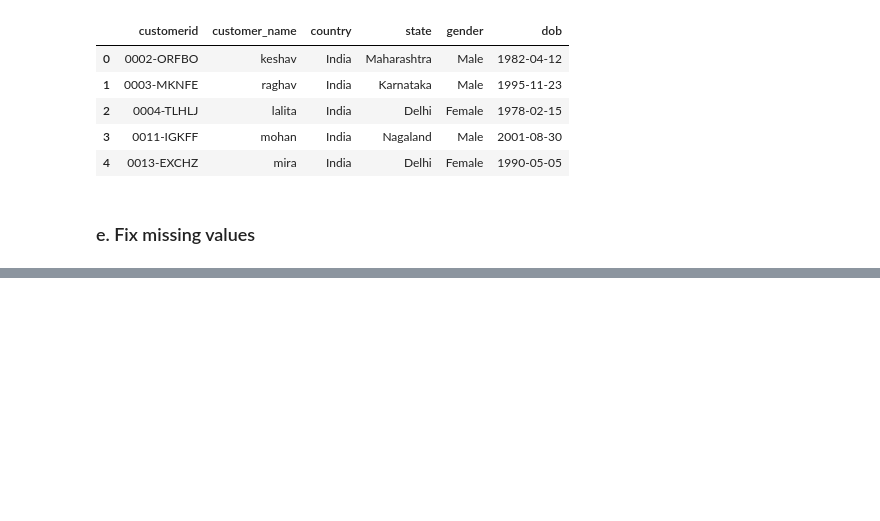
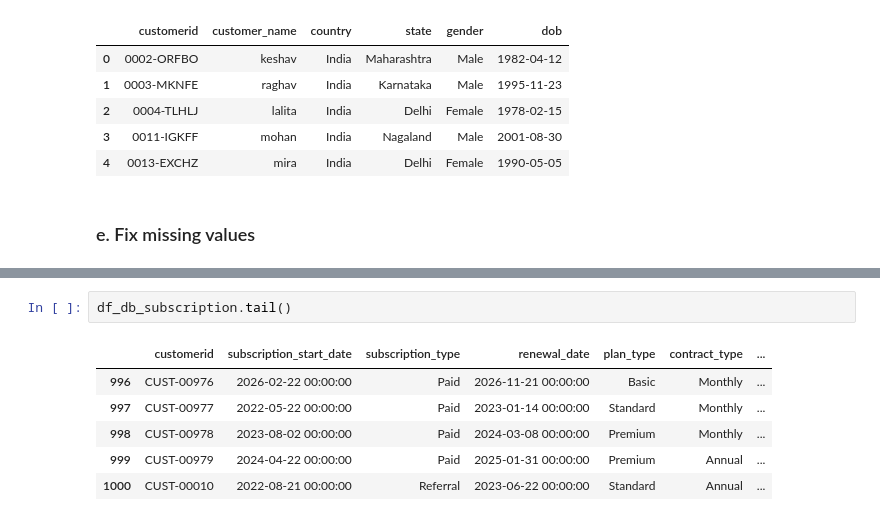
Before and after one commit to wafiabbas/Churn-analysis-project, a Jupyter notebook: overview.ipynb, the cells around one changed output, grey strips where cells are left out. Saved outputs shown, nothing was run; the diff lists cells and outputs as text; blank space fills up the shorter version.

```diff
--- a/overview.ipynb
+++ b/overview.ipynb
@@ -273,0 +358,9 @@ Name: country, Length: 1002, dtype: bool
+# %%
+df_db_subscription.tail()
+# %% [output]
+|  | customerid | subscription_start_date | subscription_type | renewal_date | plan_type | contract_type | ... |
+| 996 | CUST-00976 | 2026-02-22 00:00:00 | Paid | 2026-11-21 00:00:00 | Basic | Monthly | ... |
+| 997 | CUST-00977 | 2022-05-22 00:00:00 | Paid | 2023-01-14 00:00:00 | Standard | Monthly | ... |
+| 998 | CUST-00978 | 2023-08-02 00:00:00 | Paid | 2024-03-08 00:00:00 | Premium | Monthly | ... |
+| 999 | CUST-00979 | 2024-04-22 00:00:00 | Paid | 2025-01-31 00:00:00 | Premium | Annual | ... |
+| 1000 | CUST-00010 | 2022-08-21 00:00:00 | Referral | 2023-06-22 00:00:00 | Standard | Annual | ... |
```
Also changed, not shown: parts of 23 cells of this notebook, 1 other file.
